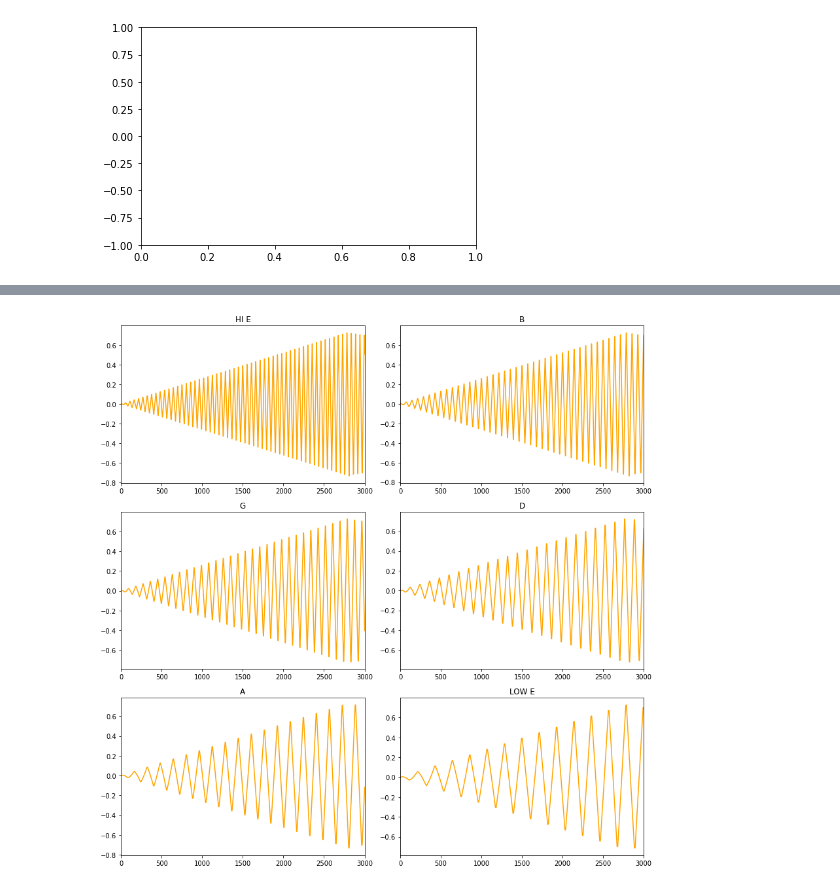
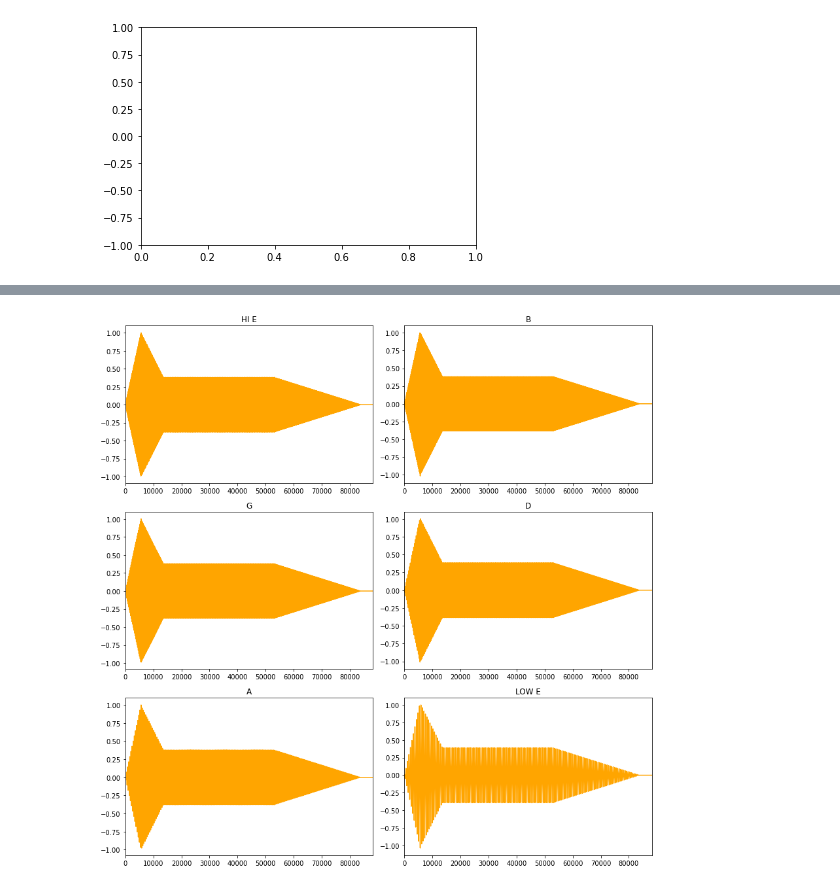
Before and after one commit to ivanvlam/IEE2103, a Jupyter notebook: proyecto.ipynb, the cells around one changed output, grey strips where cells are left out. Cells and saved outputs as stored; diff of their text form; code cells hidden in the pictures.

```diff
--- a/proyecto.ipynb
+++ b/proyecto.ipynb
@@ -105,5 +109,5 @@ def s(
 # %%
-def envolvente(x, t, fm):
+def envolvente(x, t, fm = 44100):
 
     envelope = []
     num = 0
@@ -112,7 +116,7 @@ def envolvente(x, t, fm):
         1: 0.064,
         2: 0.154,
         3: 0.604,
-        4: 1
+        4: 0.95
         }
 
     for i in x:
@@ -129,15 +133,22 @@ def envolvente(x, t, fm):
             envelope.append(0.3 * i)
 
         elif num < aux[4]:
-            envelope.append(i * (-0.758) * (num - 1))
+            envelope.append(i * (-0.858) * (num - 0.95))
 
         else:
             envelope.append(0)
 
+    maximo = max(envelope)
+
+    for j in range(len(envelope)):
+        envelope[j] = envelope[j] / maximo
+
     return envelope
 # %%
+# Definición de constantes
+
 fm = 44100
-duracion = 5
-muestra = np.linspace(0, duracion, duracion * fm)
+duracion = 2
+# muestra = np.linspace(0, duracion, 2 * duracion * fm)
 amplitud = 1
-sonido = s(0.35, muestra, a = amplitud)
+largo_cuerda = 0.648
@@ -163,9 +178,8 @@ class Cuerda:
     def muestra(self):
         return np.linspace(0, 5, 2 * Cuerda.fm)
 
-    def crear_sonido(self):
-        muestra = self.muestra
-        return s(0.35, muestra, a = self.amplitud, L = self.largo, u = self.densidad, T = self.tension)
+    def crear_sonido(self, duracion):
+        return s(self.largo / 2, duracion, a = self.amplitud, L = self.largo, u = self.densidad, T = self.tension)
 
     def __repr__(self):
         return f'Cuerda: {self.nombre}\n' \
@@ -182,3 +196,10 @@ cuerdas = (
     ((2, 0), Cuerda('A', 71.11, 3.50 * (10 ** -3))),
     ((2, 1), Cuerda('LOW E', 65.90, 5.78 * (10 ** -3))),
 )
+# %%
+duracion = 2
+sonido = cuerdas[5][1].crear_sonido(duracion)
+print(f'Actualmente suena la cuerda {cuerdas[5][1].nombre}')
+
+sd.play(envolvente(sonido, duracion, fm), fm)
+sd.wait()
@@ -185,34 +208,34 @@ cuerdas = (
 # %%
-fig, ax = plt.subplots(3,2,figsize=(12,12))
+fig, ax = plt.subplots(3, 2, figsize = (12, 12))
 
 rasguido = 0
 for pos, cuerda in cuerdas:
 
-    duracion = 1
-    sonido = cuerda.crear_sonido()
+    duracion = 2
+    sonido = cuerda.crear_sonido(duracion)
     rasguido += sonido
 
     ax[pos[0], pos[1]].plot(envolvente(sonido, duracion, fm), color = 'orange')
     ax[pos[0], pos[1]].set_title(cuerda.nombre) # Escojemos un título para el gráfico
-    ax[pos[0], pos[1]].set_xlim(0, 3000)
+    ax[pos[0], pos[1]].set_xlim(0, fm * duracion)
 
     print(f'Actualmente suena la cuerda {cuerda.nombre}')
 
     sd.play(envolvente(sonido, duracion, fm), fm)
     sd.wait()
 
     clear_output(wait=True)
 
 print(f'Actualmente suena el rasguido')
 
 sd.play(envolvente(rasguido, duracion, fm), fm)
 sd.wait()
 
 clear_output(wait=True)
 
 #plt.plot(envolvente(rasguido, duracion, fm), color = 'orange')
 
 plt.tight_layout()
 plt.show()
 # %% [output]
-[figure, old version]
+[figure, new version]
```
Also changed, not shown: parts of 22 cells of this notebook.
